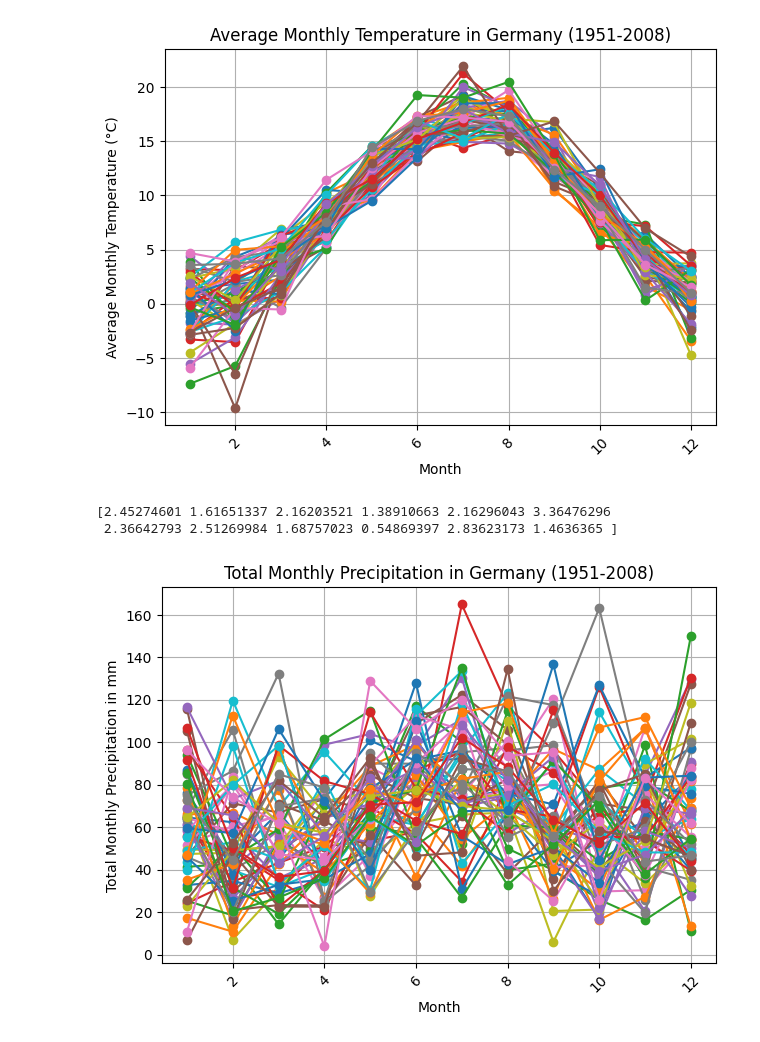
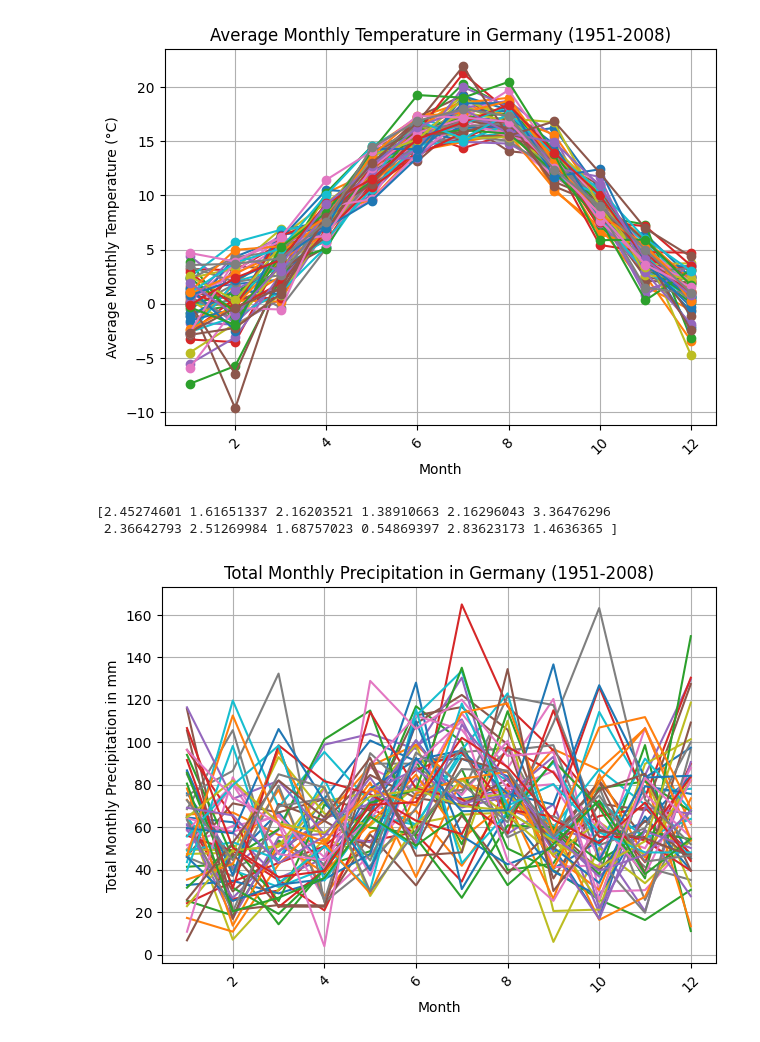
Before and after one commit to gespel/CropYieldModel, a Jupyter notebook: main.ipynb, the cells around one changed output. Drawn from its saved outputs; the diff is of its cells as text; code cells hidden in the pictures.

```diff
--- a/main.ipynb
+++ b/main.ipynb
@@ -295,16 +295,16 @@ for i in tqdm.tqdm(range(1951, 2009)):
 # %%
 print(avg_precip[0])
 
 for i, year in enumerate(range(1951, 2009)):
-    plt.plot([month for month in range(1, 13)], [x for x in total_precip[i]], marker='o')
+    plt.plot([month for month in range(1, 13)], [x for x in total_precip[i]])
 plt.xlabel('Month')
 plt.ylabel('Total Monthly Precipitation in mm')
 plt.title('Total Monthly Precipitation in Germany (1951-2008)')
 plt.xticks(rotation=45)
 plt.grid()
 plt.tight_layout()
 plt.show()
 # %% [output]
 [2.45274601 1.61651337 2.16203521 1.38910663 2.16296043 3.36476296
  2.36642793 2.51269984 1.68757023 0.54869397 2.83623173 1.4636365 ]
-[figure, old version]
+[figure, new version]
```
